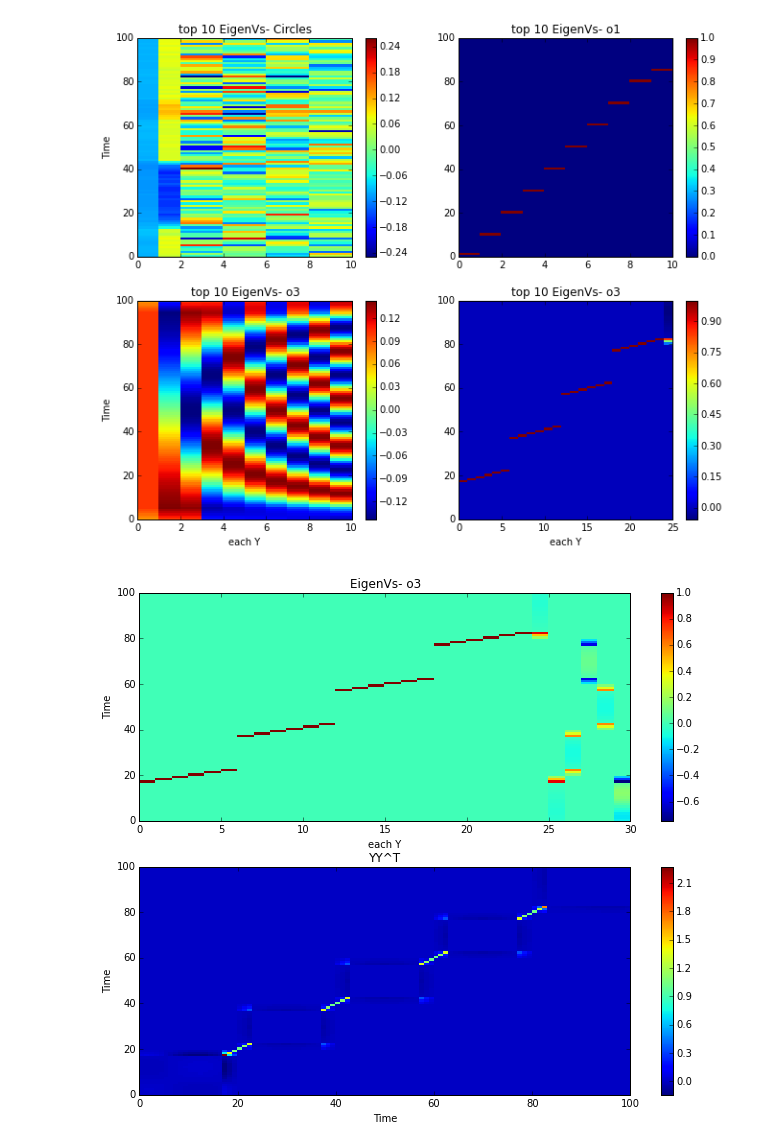
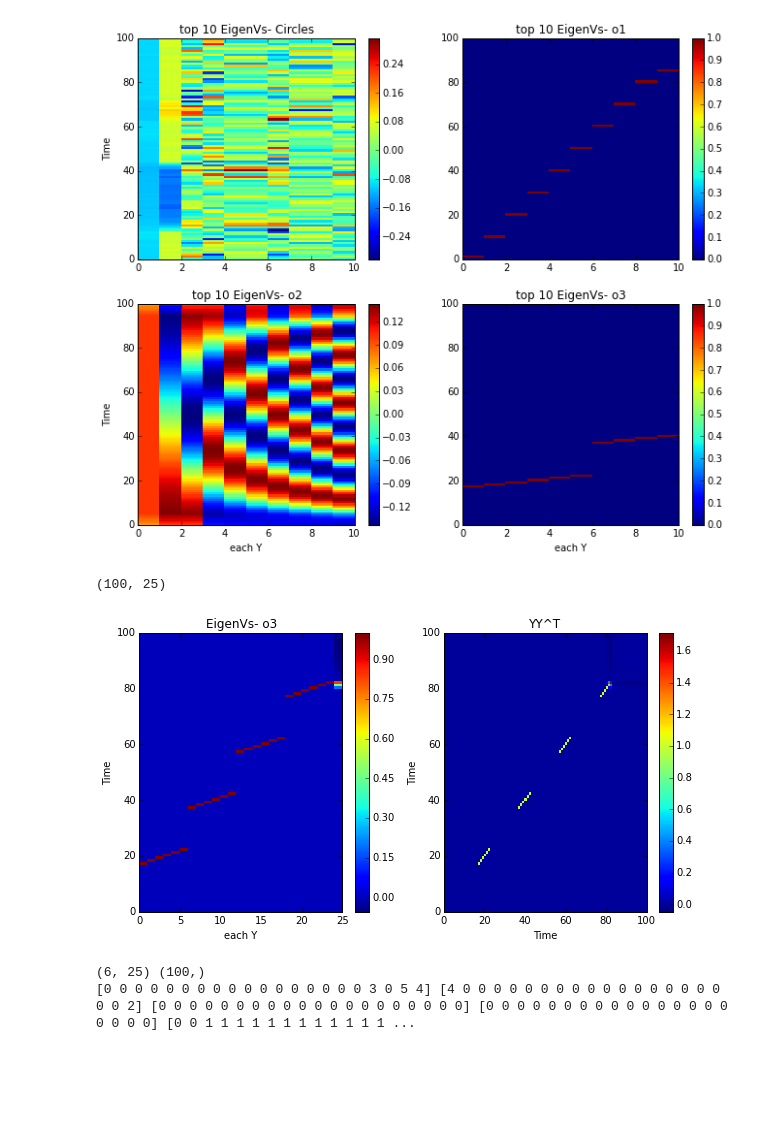
Before and after one commit to jfriend08/IndependentStudy, a Jupyter notebook: baseline/workbookII.ipynb, the cells around one changed output. Drawn from its saved outputs; the diff is of its cells as text; code cells hidden in the pictures; blank space fills up the shorter version.

Commit message:
boundary detection

```diff
--- a/baseline/workbookII.ipynb
+++ b/baseline/workbookII.ipynb
@@ -48,8 +48,9 @@ plt.show()
 # %%
+#basically using laplacian to get eigenvectors, and construct Y by selecting top m smallest eigenvalues
 Y0 = laplacian.getNormLaplacian(img, 10)
 Y1 = laplacian.getNormLaplacian(o1, 10)
 Y2 = laplacian.getNormLaplacian(o2, 10)
-Y3 = laplacian.getNormLaplacian(o3, 25)
+Y3 = laplacian.getNormLaplacian(o3, 10)
 
 plt.subplot(2, 2, 1)
 plt.pcolor(Y0)
@@ -65,7 +66,7 @@ plt.title('top 10 EigenVs- o1')
 plt.subplot(2, 2, 3)
 plt.pcolor(Y2)
 plt.colorbar()
-plt.title('top 10 EigenVs- o3')
+plt.title('top 10 EigenVs- o2')
 plt.ylabel('Time')
 plt.xlabel('each Y')
 
@@ -77,24 +78,45 @@ plt.xlabel('each Y')
 
 plt.show()
 # %% [output]
-[figure, old version]
+[figure, new version]
 # %%
-Y3 = laplacian.getNormLaplacian(o3, 30)
+Y3 = laplacian.getNormLaplacian(o3, 25)
 YY = np.dot(Y3[:,:], np.transpose(Y3)[:,:])
+print Y3.shape
 
-plt.subplot(2, 1, 1)
+plt.figure(figsize=(10, 5))
+plt.subplot(1, 2, 1)
 plt.pcolor(Y3)
 plt.colorbar()
 plt.title('EigenVs- o3')
 plt.xlabel('each Y')
 plt.ylabel('Time')
 
-plt.subplot(2, 1, 2)
+plt.subplot(1, 2, 2)
 plt.pcolor(YY)
 plt.colorbar()
 plt.title('YY^T')
 plt.ylabel('Time')
 plt.xlabel('Time')
 plt.show()
 # %% [output]
+(100, 25)
-[figure, old version]
+[figure, new version]
+# %%
+from sklearn.cluster import KMeans
+nCluster = 6
+Y3 = laplacian.getNormLaplacian(o3, 25)
+
+def boundaryDetection(Y, nCluster):
+    row_leng = np.linalg.norm(Y, axis=1) #get length of each row
+    row_leng[row_leng==0] = 1 #replace the legth of 0 to 1
+    Y_norm = Y / row_leng[:, np.newaxis]
+    clf = KMeans(n_clusters=nCluster, max_iter=300).fit(Y_norm)
+    centroids, labels = clf.cluster_centers_, clf.labels_
+    print centroids.shape, labels.shape
+    print labels[:21], labels[20:41], labels[41:61], labels[61:81], labels[81:101]
+
+boundaryDetection(Y3, nCluster)
+# %% [output]
+(6, 25) (100,)
+[0 0 0 0 0 0 0 0 0 0 0 0 0 0 0 0 0 3 0 5 4] [4 0 0 0 0 0 0 0 0 0 0 0 0 0 0 0 0 0 0 0 2] [0 0 0 0 0 0 0 0 0 0 0 0 0 0 0 0 0 0 0 0] [0 0 0 0 0 0 0 0 0 0 0 0 0 0 0 0 0 0 0 0] [0 0 1 1 1 1 1 1 1 1 1 1 1 1 ...
```
Also changed, not shown: parts of 1 cell of this notebook.
